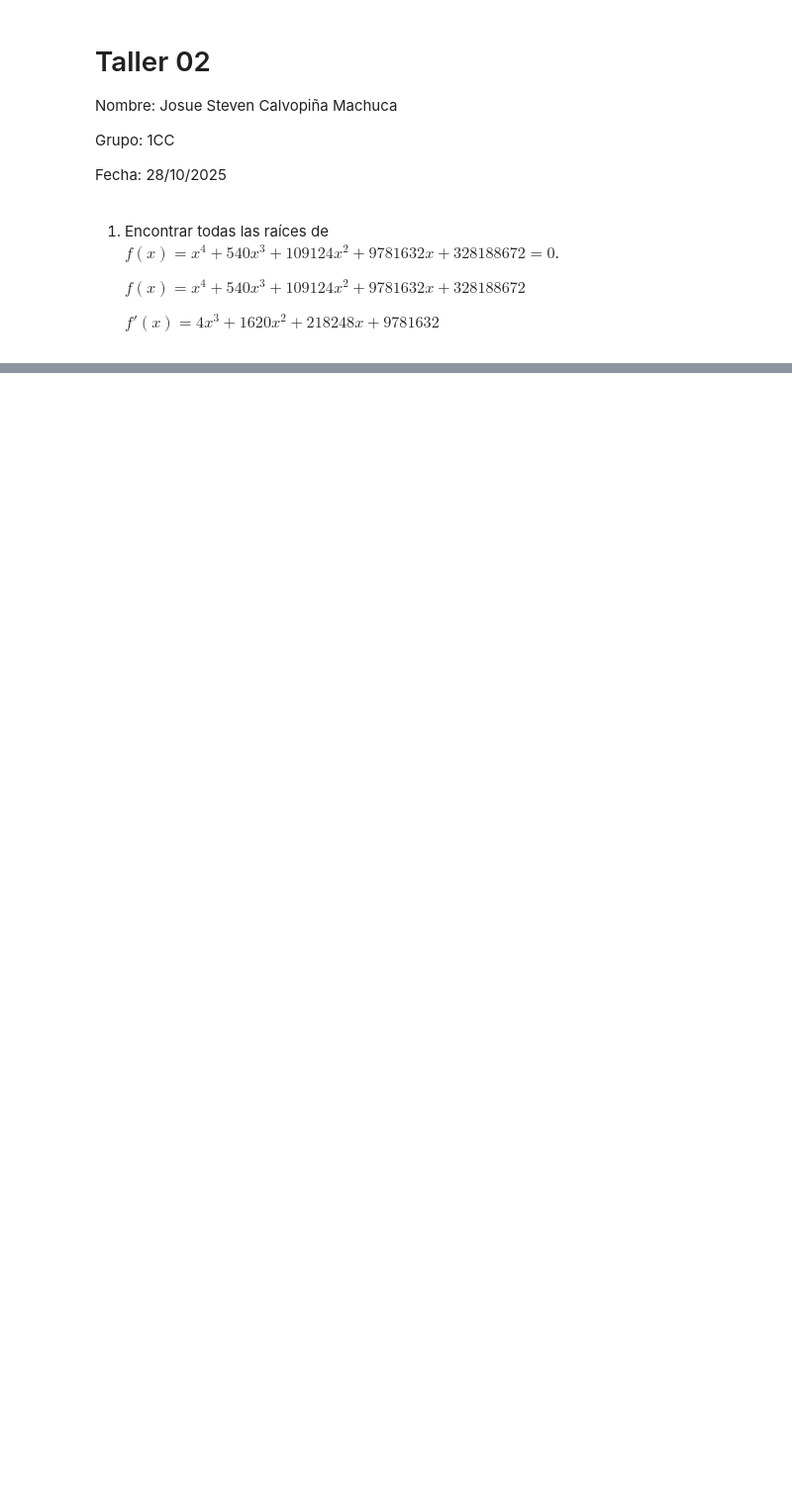
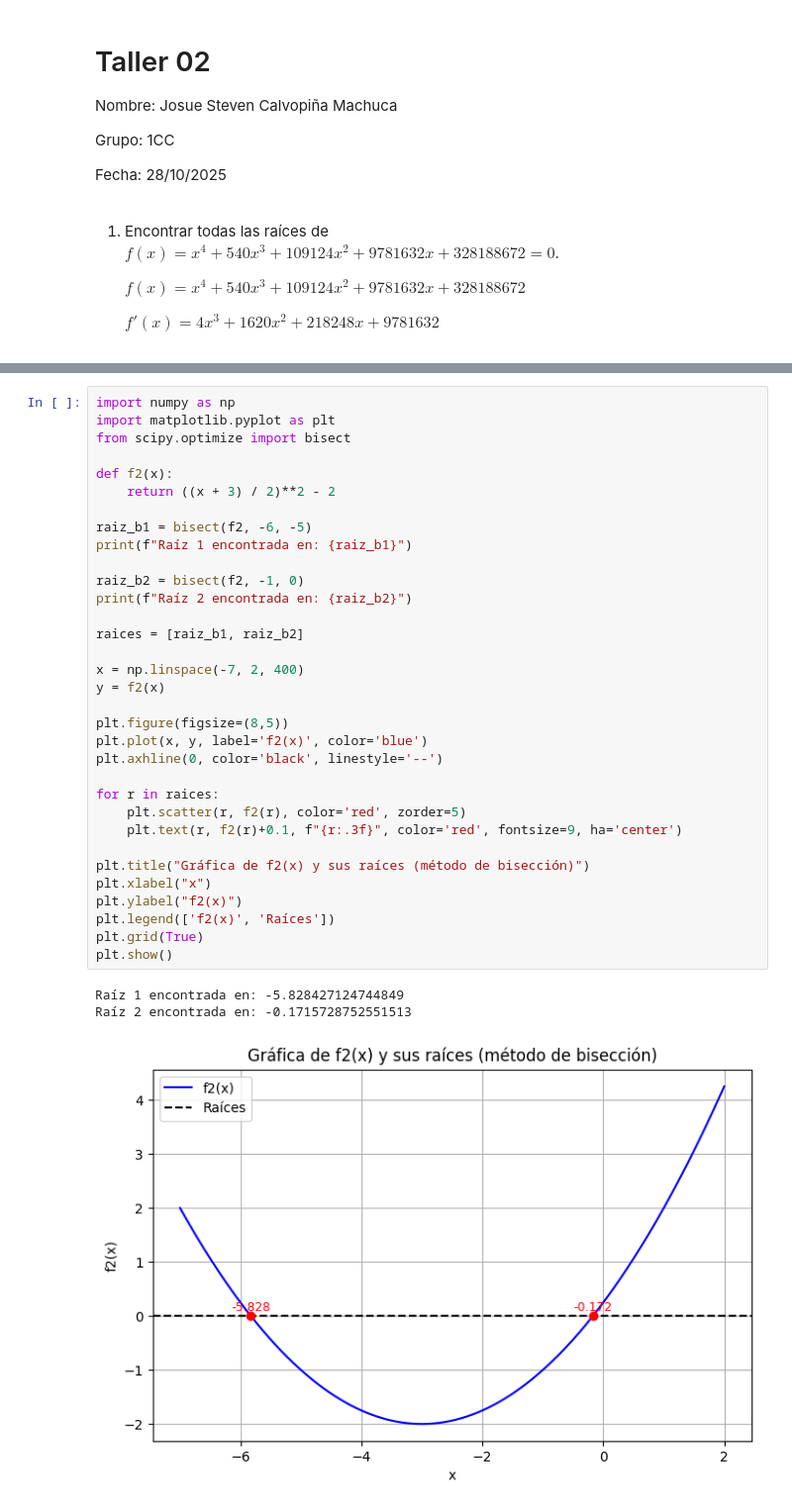
Before and after one commit to Pulga2104/Taller-02, a Jupyter notebook: Taller02.ipynb, the cells around one changed output, grey strips where cells are left out. Shown at 99% size. Drawn from its saved outputs; the diff is of its cells as text; blank space fills up the shorter version.

```diff
--- a/Taller02.ipynb
+++ b/Taller02.ipynb
@@ -46,0 +77,37 @@ Raíz encontrada: -126.0000132183475
+# %%
+import numpy as np
+import matplotlib.pyplot as plt
+from scipy.optimize import bisect
+
+def f2(x):
+    return ((x + 3) / 2)**2 - 2
+
+raiz_b1 = bisect(f2, -6, -5)
+print(f"Raíz 1 encontrada en: {raiz_b1}")
+
+raiz_b2 = bisect(f2, -1, 0)
+print(f"Raíz 2 encontrada en: {raiz_b2}")
+
+raices = [raiz_b1, raiz_b2]
+
+x = np.linspace(-7, 2, 400)
+y = f2(x)
+
+plt.figure(figsize=(8,5))
+plt.plot(x, y, label='f2(x)', color='blue')
+plt.axhline(0, color='black', linestyle='--')
+
+for r in raices:
+    plt.scatter(r, f2(r), color='red', zorder=5)
+    plt.text(r, f2(r)+0.1, f"{r:.3f}", color='red', fontsize=9, ha='center')
+
+plt.title("Gráfica de f2(x) y sus raíces (método de bisección)")
+plt.xlabel("x")
+plt.ylabel("f2(x)")
+plt.legend(['f2(x)', 'Raíces'])
+plt.grid(True)
+plt.show()
+# %% [output]
+Raíz 1 encontrada en: -5.828427124744849
+Raíz 2 encontrada en: -0.1715728752551513
+[figure, added]
```
Also changed, not shown: parts of 2 cells of this notebook.
